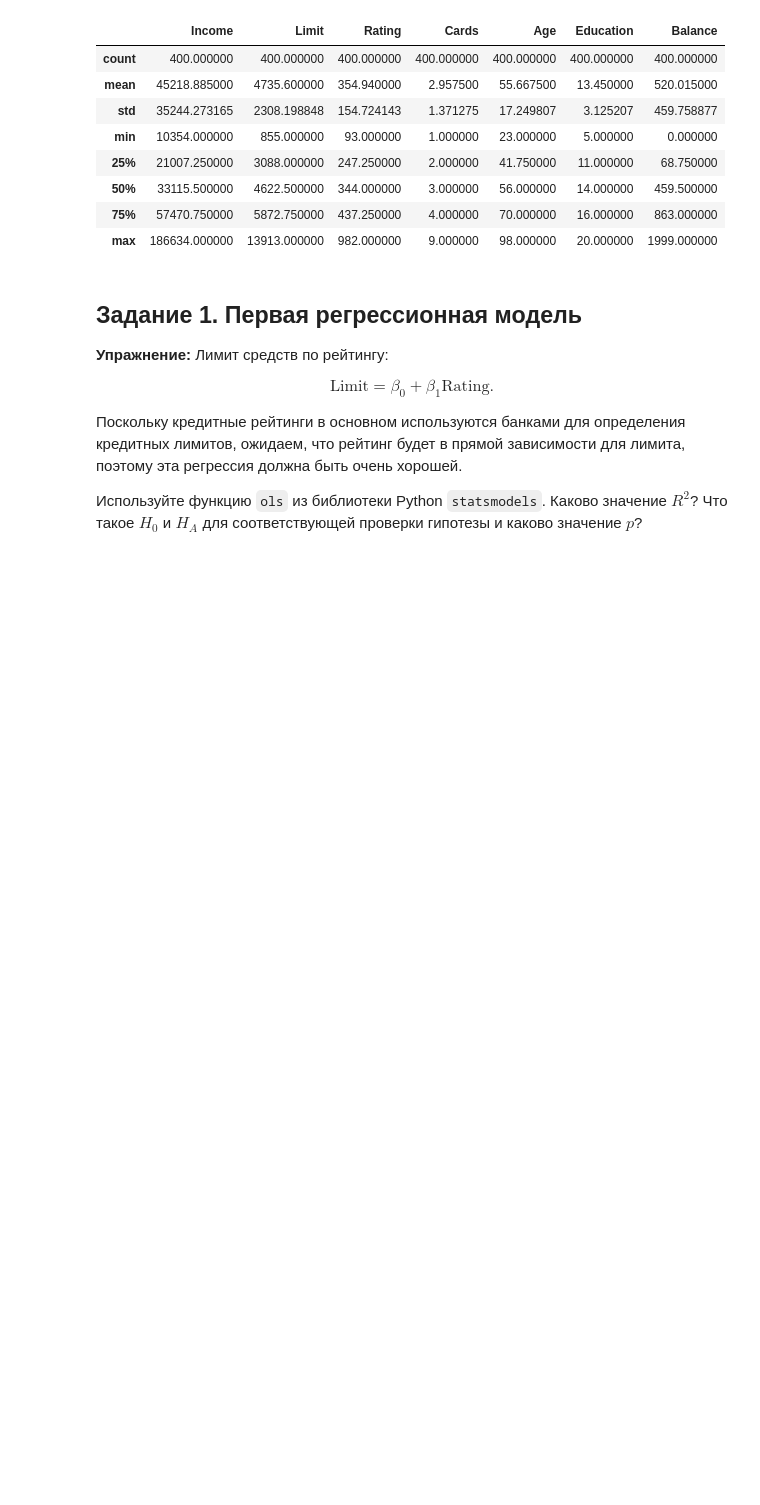
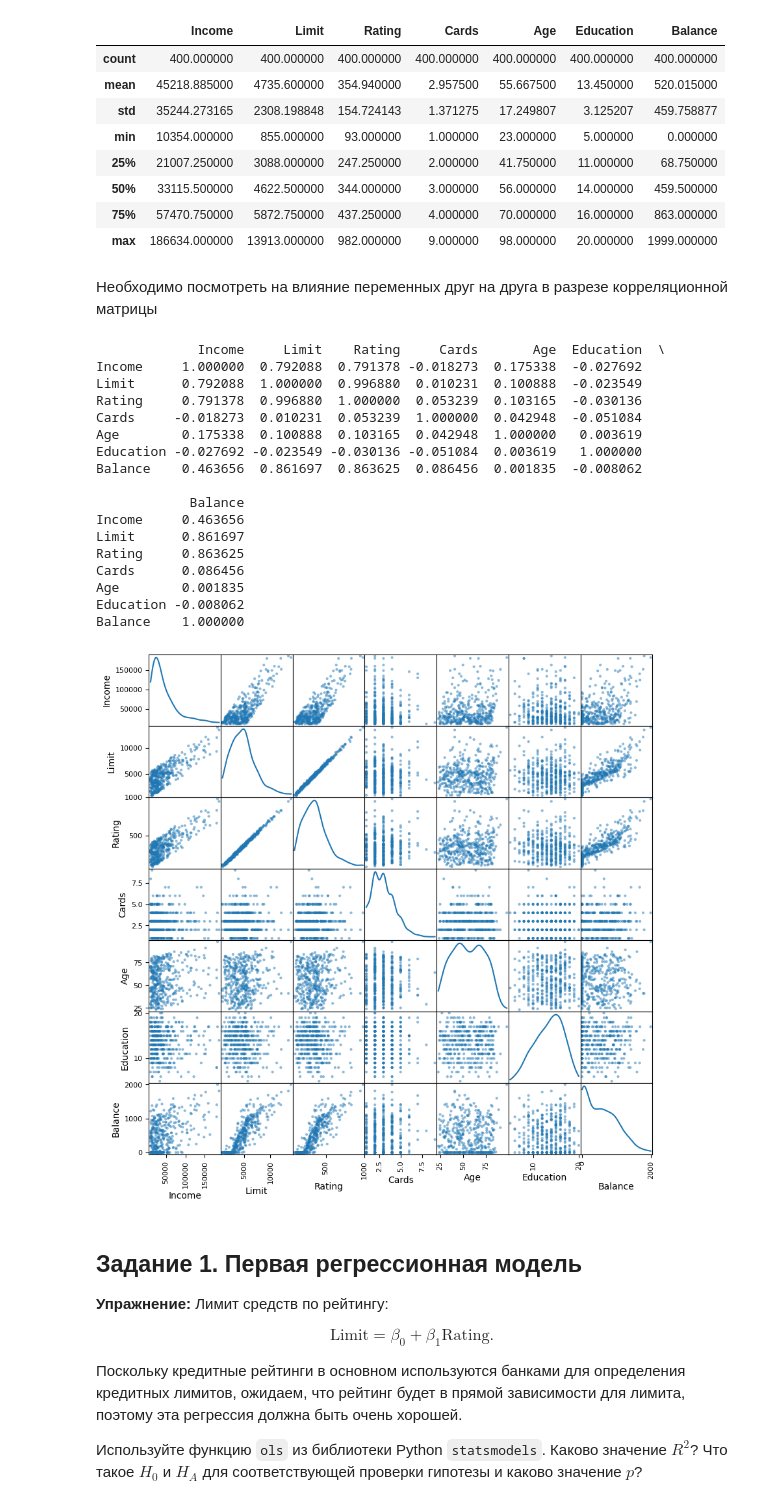
Before and after one commit to Maria-Vereina/DS_Platforms, a Jupyter notebook: ЛР4/ВереинаМС_ЛР_4_2.ipynb, the cells around one changed output. Drawn from its saved outputs; the diff is of its cells as text; code cells hidden in the pictures; blank space fills up the shorter version.

```diff
--- a/ЛР4/ВереинаМС_ЛР_4_2.ipynb
+++ b/ЛР4/ВереинаМС_ЛР_4_2.ipynb
@@ -87,6 +91,32 @@ credit.describe()
 | 50% | 33115.500000 | 4622.500000 | 344.000000 | 3.000000 | 56.000000 | 14.000000 | 459.500000 |
 | 75% | 57470.750000 | 5872.750000 | 437.250000 | 4.000000 | 70.000000 | 16.000000 | 863.000000 |
 | max | 186634.000000 | 13913.000000 | 982.000000 | 9.000000 | 98.000000 | 20.000000 | 1999.000000 |
+# %% [markdown]
+Необходимо посмотреть на влияние переменных друг на друга в разрезе корреляционной матрицы
+# %%
+df=credit.drop(['Gender','Student', 'Married', 'Ethnicity'], axis=1)
+print(df.corr())
+pd.plotting.scatter_matrix(df, figsize=(10, 10), diagonal='kde')
+plt.show()
+# %% [output]
+             Income     Limit    Rating     Cards       Age  Education  \
+Income     1.000000  0.792088  0.791378 -0.018273  0.175338  -0.027692
+Limit      0.792088  1.000000  0.996880  0.010231  0.100888  -0.023549
+Rating     0.791378  0.996880  1.000000  0.053239  0.103165  -0.030136
+Cards     -0.018273  0.010231  0.053239  1.000000  0.042948  -0.051084
+Age        0.175338  0.100888  0.103165  0.042948  1.000000   0.003619
+Education -0.027692 -0.023549 -0.030136 -0.051084  0.003619   1.000000
+Balance    0.463656  0.861697  0.863625  0.086456  0.001835  -0.008062
+
+            Balance
+Income     0.463656
+Limit      0.861697
+Rating     0.863625
+Cards      0.086456
+Age        0.001835
+Education -0.008062
+Balance    1.000000
+[figure, added]
 # %% [markdown]
 ## Задание 1. Первая регрессионная модель
 
```
Also changed, not shown: parts of 27 cells of this notebook.
